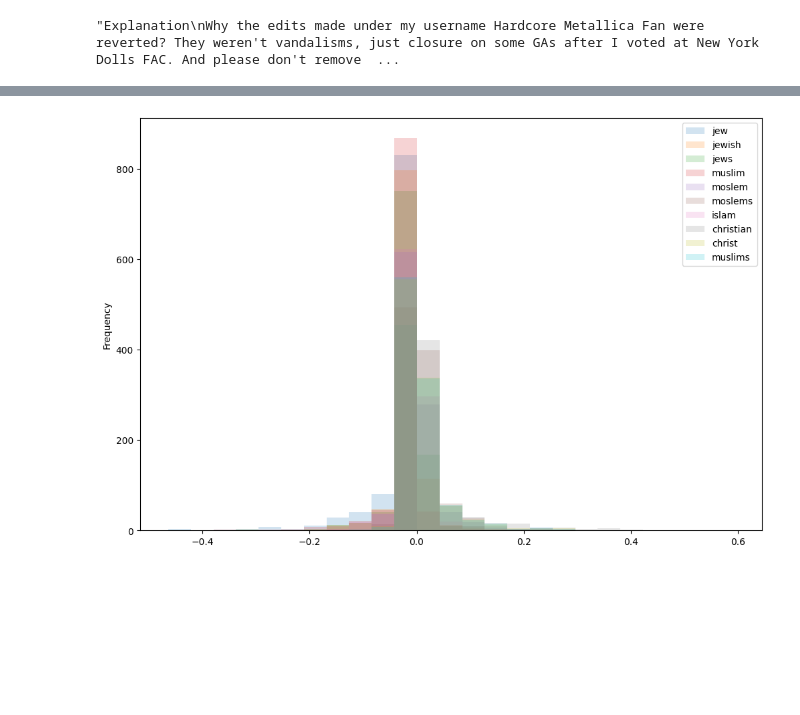
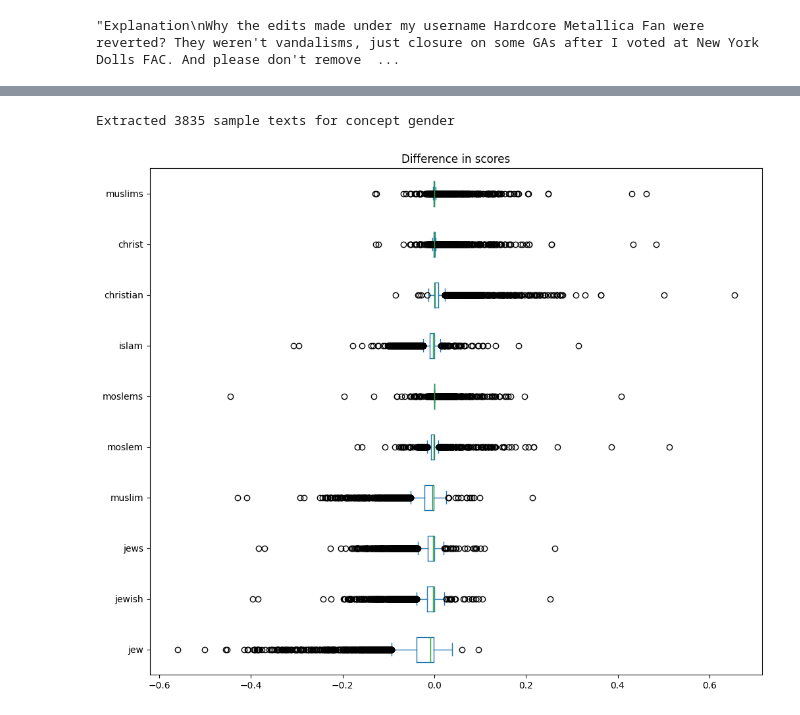
Before and after one commit to biaslyze-dev/biaslyze, a Jupyter notebook: notebooks/test-0.0.1-toxic-comments.ipynb, the cells around one changed output, grey strips where cells are left out. Drawn from its saved outputs; the diff is of its cells as text; code cells hidden in the pictures; blank space fills up the shorter version.

Commit message:
Improve counterfactual score

```diff
--- a/notebooks/test-0.0.1-toxic-comments.ipynb
+++ b/notebooks/test-0.0.1-toxic-comments.ipynb
@@ -385,11 +388,15 @@ detected_texts[0]
 # %% [output]
 "Explanation\nWhy the edits made under my username Hardcore Metallica Fan were reverted? They weren't vandalisms, just closure on some GAs after I voted at New York Dolls FAC. And please don't remove  ...
 # %%
+from typing import List
+
 class Sample:
-    def __init__(self, text: str, keyword: str, concept: str):
+
+    def __init__(self, text: str, keyword: str, concept: str, tokenized: List[str]):
         self.text = text
         self.keyword = keyword
         self.concept = concept
+        self.tokenized = tokenized
 
     def __repr__(self):
         return f"concept={self.concept}; keyword={self.keyword}; text={self.text}"
@@ -422,16 +426,16 @@ len(samples)
 # %%
-def calculate_sense_score(bias_keyword: str):
+def calculate_counterfactual_score(bias_keyword: str, clf, samples):
     # change the text for all of them and predict
     original_scores = clf.predict_proba([sample.text for sample in samples])[:,1]
     replaced_texts = []
-    text_representations = bias_eval._tokenizer.pipe([sample.text for sample in samples])
-    for sample, text_representation in zip(samples, text_representations):
+    #text_representations = bias_eval._tokenizer.pipe([sample.text for sample in samples])
+    for sample in samples:
         resampled_text = "".join(
             [
                 bias_keyword + token.whitespace_
                 if token.text.lower() == sample.keyword.lower()
                 else token.text + token.whitespace_
-                for token in text_representation
+                for token in sample.tokenized
             ]
         )
         replaced_texts.append(resampled_text)
@@ -440,3 +444,18 @@ def calculate_sense_score(bias_keyword: str):
 
     #print(f"SenseScore: {np.mean(np.array(original_scores) - np.array(predicted_scores)):.5}")
     return original_scores, predicted_scores
+# %%
+def calculate_all_scores(texts: List[str], concept: str, clf, n_samples=1000):
+    bias_eval = MaskedBiasEvaluator()
+    score_dict = dict()
+
+    if not n_samples:
+        n_samples = len(texts)
+
+    samples = extract_concept_samples(texts=texts, concept="gender", N=n_samples, bias_eval=bias_eval)
+
+    for keyword in tqdm(CONCEPTS[concept]):
+        original_scores, predicted_scores = calculate_counterfactual_score(bias_keyword=keyword, clf=clf, samples=samples)
+        score_diffs = np.array(original_scores) - np.array(predicted_scores)
+        score_dict[keyword] = score_diffs
+    return pd.DataFrame(score_dict)
@@ -502,4 +506,9 @@ religion_score_df.describe()
+# %%
+religion_score_df = calculate_all_scores(texts=detected_texts, concept="religion", clf=clf, n_samples=10000)
+# %% [output]
+Extracted 3835 sample texts for concept gender
 # %%
-religion_score_df.plot.hist(alpha=0.2, bins=25, figsize=(12, 8));
+religion_score_df.plot.box(vert=False, figsize=(12, 10));
+plt.title("Difference in scores");
 # %% [output]
-[figure, old version]
+[figure, new version]
```
Also changed, not shown: parts of 20 cells of this notebook.
